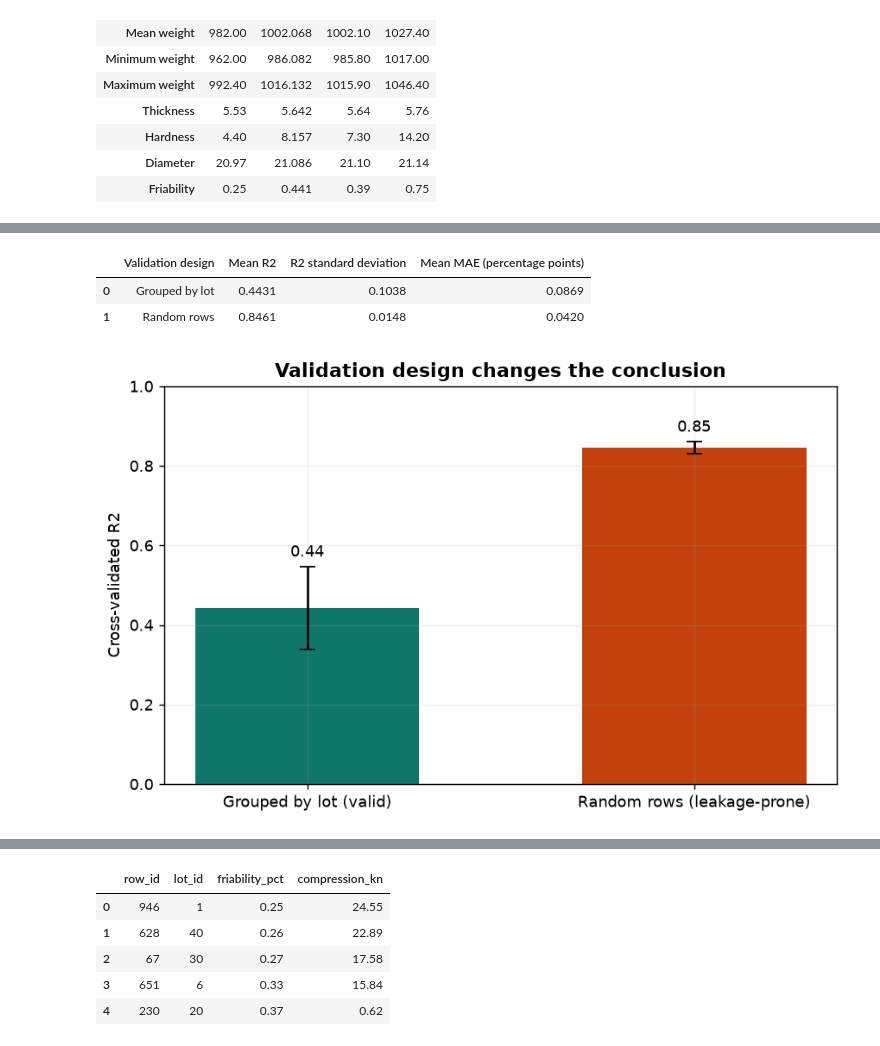
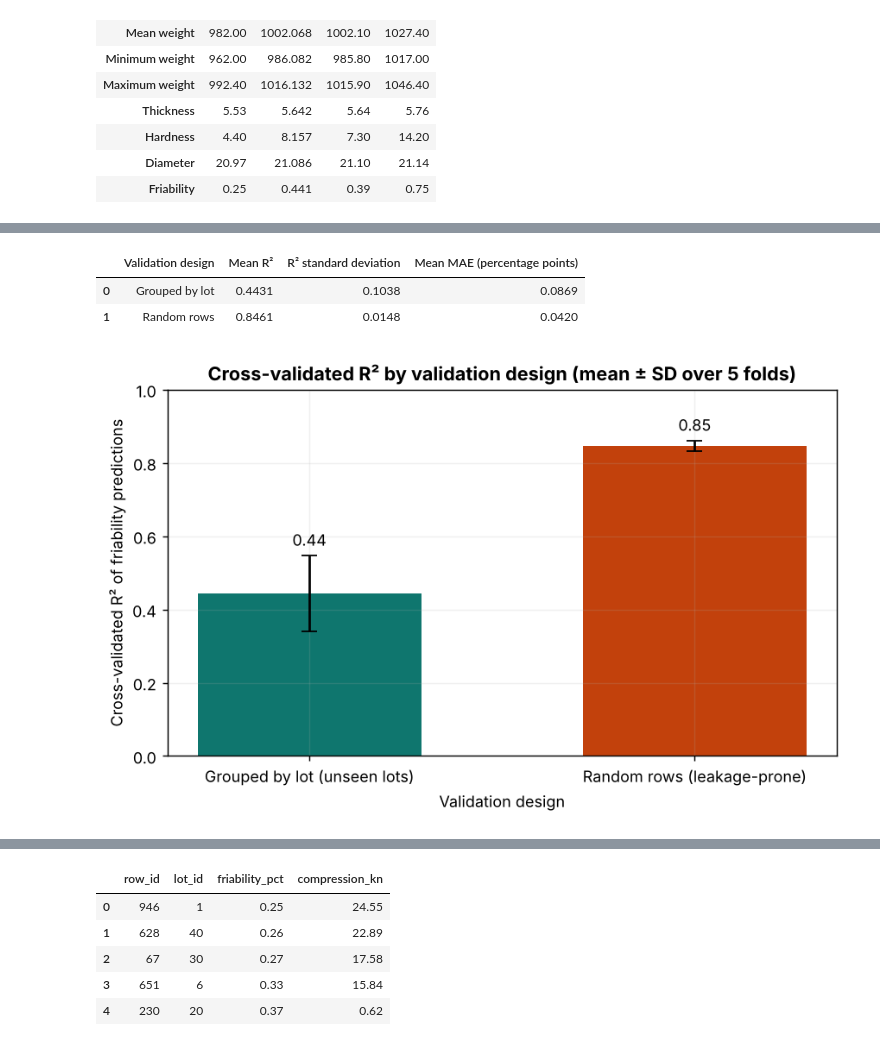
Before and after one commit to Arielo00/Pastillas, a Jupyter notebook: 01_multiobjective_tablet_optimization.ipynb, the cells around one changed output, grey strips where cells are left out. Cells and saved outputs as stored; diff of their text form; code cells hidden in the pictures.

```diff
--- a/01_multiobjective_tablet_optimization.ipynb
+++ b/01_multiobjective_tablet_optimization.ipynb
@@ -76,12 +105,4 @@ plt.rcParams.update({
 # %%
-from __future__ import annotations
-
-from pathlib import Path
-
-import numpy as np
-import pandas as pd
-
-
 COLUMN_MAP = {
     "Unnamed: 0": "row_id",
     "indice_lote": "lot_id",
@@ -123,7 +144,10 @@ def load_production_data(path: str | Path) -> pd.DataFrame:
     data_path = Path(path)
     if not data_path.exists():
         raise FileNotFoundError(
-            f"Dataset not found at {data_path}. See data/README.md for setup."
+            f"Dataset not found at {data_path}. The production data is not distributed "
+            "with this repository. Provide a CSV file at this path containing the raw "
+            f"columns {list(COLUMN_MAP)}, with friability ('friab') expressed as a "
+            "fraction between 0 and 1."
         )
 
     raw_data = pd.read_csv(data_path)
@@ -143,7 +167,7 @@ def load_production_data(path: str | Path) -> pd.DataFrame:
     if not data["friability_fraction"].between(0, 1).all():
         raise ValueError("Friability must be expressed as a fraction between 0 and 1.")
     if data["compression_kn"].le(0).any():
-        raise ValueError("Compression pressure must be positive.")
+        raise ValueError("Compression force must be positive.")
 
     data["row_id"] = data["row_id"].astype(int)
     data["lot_id"] = data["lot_id"].astype(int)
@@ -162,6 +186,7 @@ def summarize_data_quality(data: pd.DataFrame) -> dict[str, int | float | bool]:
         "lots": int(data["lot_id"].nunique()),
         "missing_values": int(data.isna().sum().sum()),
         "duplicate_rows": int(data.duplicated().sum()),
+        "repeated_rows_without_id": int(data.drop(columns="row_id").duplicated().sum()),
         "friability_constant_within_lot": bool(
             data.groupby("lot_id")["friability_pct"].nunique().eq(1).all()
         ),
@@ -556,11 +426,11 @@ validation = evaluate_model_validation(data, random_state=SEED)
 validation_summary = pd.DataFrame(
     {
         "Validation design": ["Grouped by lot", "Random rows"],
-        "Mean R2": [
+        "Mean R²": [
             validation.grouped_metrics["r2"].mean(),
             validation.random_row_metrics["r2"].mean(),
         ],
-        "R2 standard deviation": [
+        "R² standard deviation": [
             validation.grouped_metrics["r2"].std(ddof=0),
             validation.random_row_metrics["r2"].std(ddof=0),
         ],
@@ -572,27 +442,32 @@ validation_summary = pd.DataFrame(
 )
 display(validation_summary.round(4))
 # %% [output]
-|  | Validation design | Mean R2 | R2 standard deviation | Mean MAE (percentage points) |
+|  | Validation design | Mean R² | R² standard deviation | Mean MAE (percentage points) |
 | 0 | Grouped by lot | 0.4431 | 0.1038 | 0.0869 |
 | 1 | Random rows | 0.8461 | 0.0148 | 0.0420 |
 # %%
 figure, axis = plt.subplots(figsize=(6.8, 4.3))
-means = validation_summary["Mean R2"].to_numpy()
-errors = validation_summary["R2 standard deviation"].to_numpy()
+means = validation_summary["Mean R²"].to_numpy()
+errors = validation_summary["R² standard deviation"].to_numpy()
 bars = axis.bar(
-    ["Grouped by lot (valid)", "Random rows (leakage-prone)"],
+    ["Grouped by lot (unseen lots)", "Random rows (leakage-prone)"],
     means,
     yerr=errors,
     color=[TEAL, CORAL],
     capsize=5,
     width=0.58,
 )
 axis.bar_label(bars, labels=[f"{value:.2f}" for value in means], padding=4)
-axis.set(title="Validation design changes the conclusion", ylabel="Cross-validated R2", ylim=(0, 1))
+axis.set(
+    title="Cross-validated R² by validation design (mean ± SD over 5 folds)",
+    xlabel="Validation design",
+    ylabel="Cross-validated R² of friability predictions",
+    ylim=(0, 1),
+)
 figure.tight_layout()
 plt.show()
 # %% [output]
-[figure, old version]
+[figure, new version]
 # %%
 importance = validation.feature_importance.copy()
 importance["label"] = importance["feature"].map(DISPLAY_NAMES)
```
Also changed, not shown: parts of 44 cells of this notebook.
